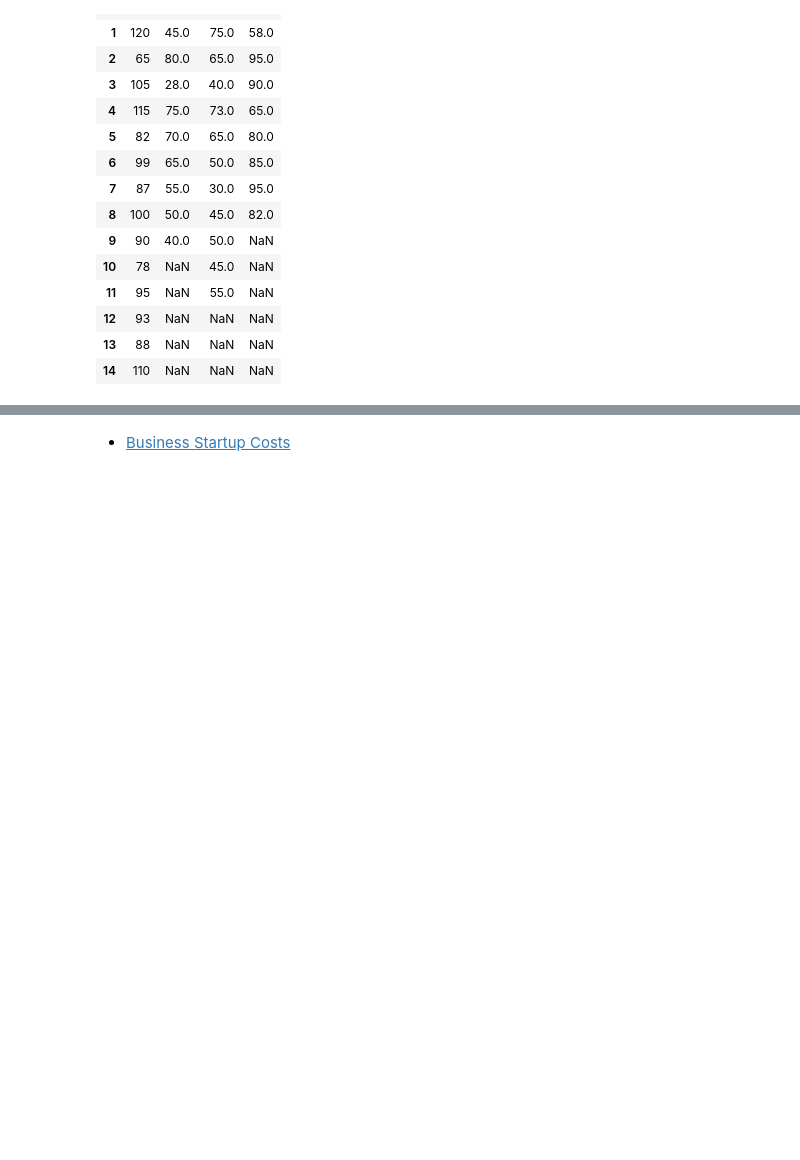
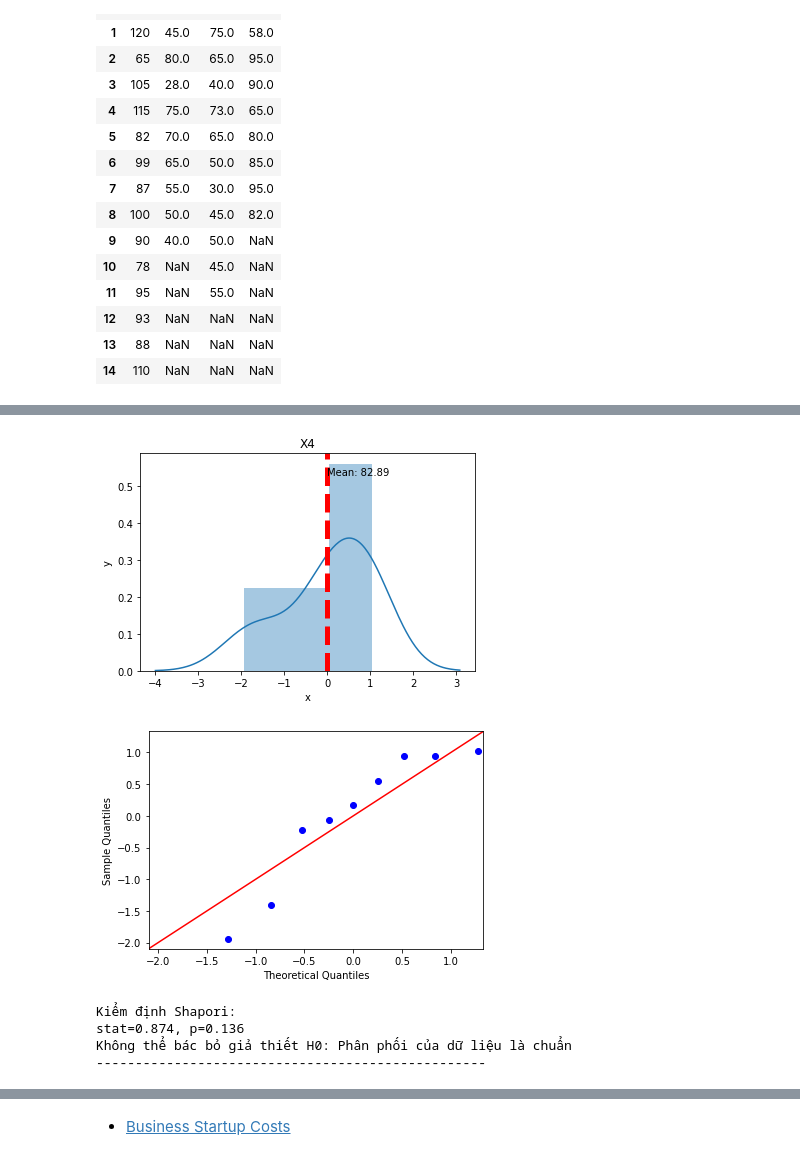
Before and after one commit to congltk1234/NhapMonKHDL, a Jupyter notebook: ANOVAoneway/bai_tap_phan_tich_anova_1_chieu.ipynb, the cells around one changed output, grey strips where cells are left out. Cells and saved outputs as stored; diff of their text form; code cells hidden in the pictures; blank space fills up the shorter version.

```diff
--- a/ANOVAoneway/bai_tap_phan_tich_anova_1_chieu.ipynb
+++ b/ANOVAoneway/bai_tap_phan_tich_anova_1_chieu.ipynb
@@ -52,0 +140,12 @@ df1
+# %%
+X4 = thongke(x4)
+X4.hist()
+X4.qq()
+X4.shapiro()
+# %% [output]
+[figure, added]
+[figure, added]
+Kiểm định Shapori:
+stat=0.874, p=0.136
+Không thể bác bỏ giả thiết H0: Phân phối của dữ liệu là chuẩn
+--------------------------------------------------
```
Also changed, not shown: parts of 28 cells of this notebook, 4 other files.
